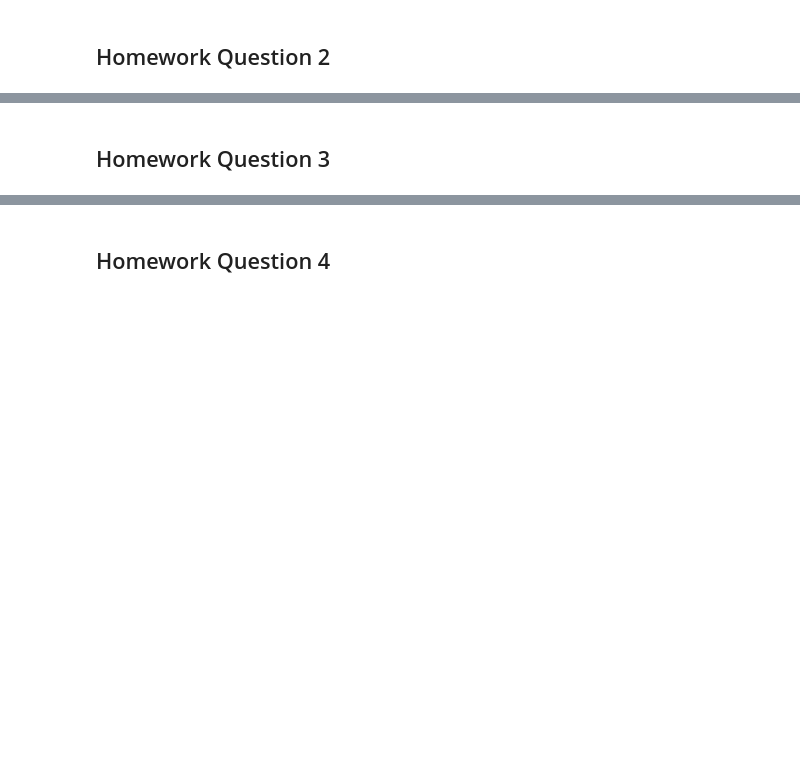
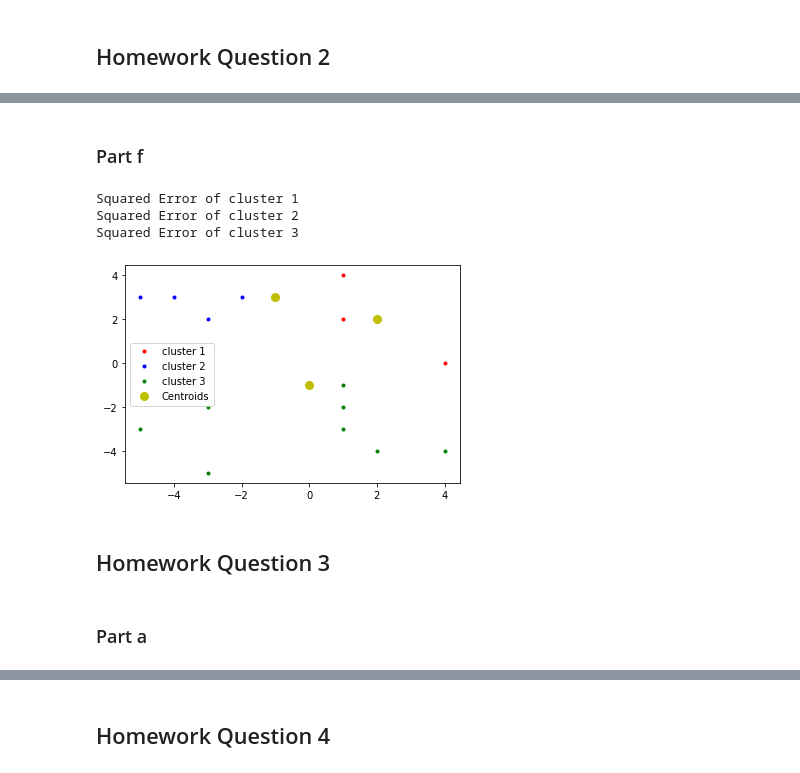
Before and after one commit to rarnold97/WSU, a Jupyter notebook: CS_7840/hw/hw1/rarnold_hw1.ipynb, the cells around one changed output, grey strips where cells are left out. Saved outputs shown, nothing was run; the diff lists cells and outputs as text; code cells hidden in the pictures; blank space fills up the shorter version.

```diff
--- a/CS_7840/hw/hw1/rarnold_hw1.ipynb
+++ b/CS_7840/hw/hw1/rarnold_hw1.ipynb
@@ -185,0 +215,17 @@ plt.show()
+# %%
+def sq_error(points, center):
+    return np.sum(la.norm(points-center))
+
+
+sq_error1 = sq_error(C1, c1)
+sq_error2 = sq_error(C2, c2)
+sq_error3 = sq_error(C3, c3)
+
+print('Squared Error of cluster 1')
+print(sq_error1)
+
+print('Squared Error of cluster 2')
+print(sq_error2)
+
+print('Squared Error of cluster 3')
+print(sq_error3)
@@ -186,5 +253,62 @@ plt.show()
+# %% [markdown]
+### Part f
+# %%
+x_rand = np.random.randint(-5, 5, (20, 2))
+
+c1 = x_rand[0,:]
+c2 = x_rand[1,:]
+c3 = x_rand[2,:]
+
+dist1 = c1 - x_rand
+dist2 = c2 - x_rand
+dist3 = c3 - x_rand
+
+k1 = la.norm(dist1, axis=1)
+k2 = la.norm(dist2, axis=1)
+k3 = la.norm(dist3, axis=1)
+
+clusters = np.argmin([k1, k2, k3], axis=0)
+
+clusters
+
+C1 = x_rand[clusters==0]
+C2 = x_rand[clusters==1]
+C3 = x_rand[clusters==2]
+centroids = np.array([c1, c2, c3])
+
+sq_error1 = sq_error(C1, c1)
+sq_error2 = sq_error(C2, c2)
+sq_error3 = sq_error(C3, c3)
+
+print('Squared Error of cluster 1')
+sq_error1
+
+print('Squared Error of cluster 2')
+sq_error2
+
+print('Squared Error of cluster 3')
+sq_error3
+
+# display the clusters
+
+#clusters
+plt.plot(C1[:,0],C1[:,1],'r.', label='cluster 1')
+plt.plot(C2[:,0],C2[:,1],'b.', label='cluster 2')
+plt.plot(C3[:,0],C3[:,1],'g.', label='cluster 3')
+
+# centers
+plt.plot(centroids[:,0], centroids[:,1], 'yo', markersize = 8, label='Centroids')
+plt.legend(loc='best')
+plt.show()
+# %% [output]
+Squared Error of cluster 1
+Squared Error of cluster 2
+Squared Error of cluster 3
+[figure, added]
 # %% [markdown]
 ## Homework Question 3
+# %% [markdown]
+### Part a
 # %%
 x11 = np.random.standard_normal((200, 1)) * 1.2 + np.ones((200,1))-2
 x12 = np.random.standard_normal((200,1))*0.8 + np.ones((200,1))-2
```
Also changed, not shown: parts of 71 cells of this notebook.
